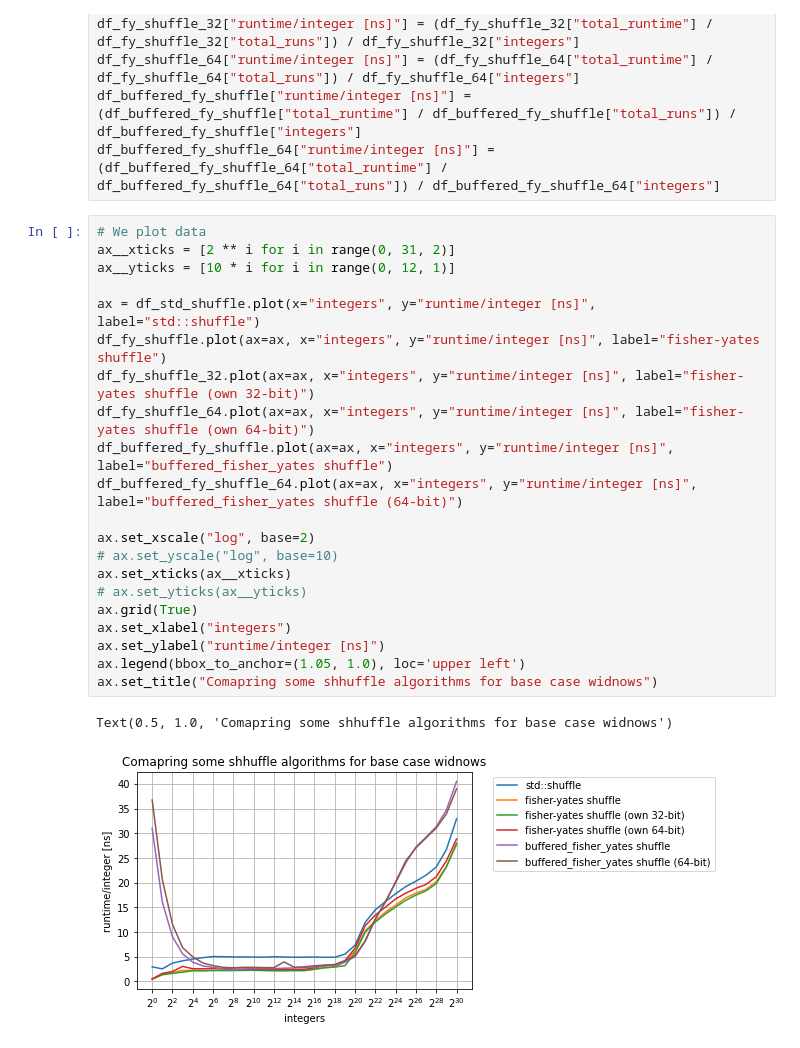
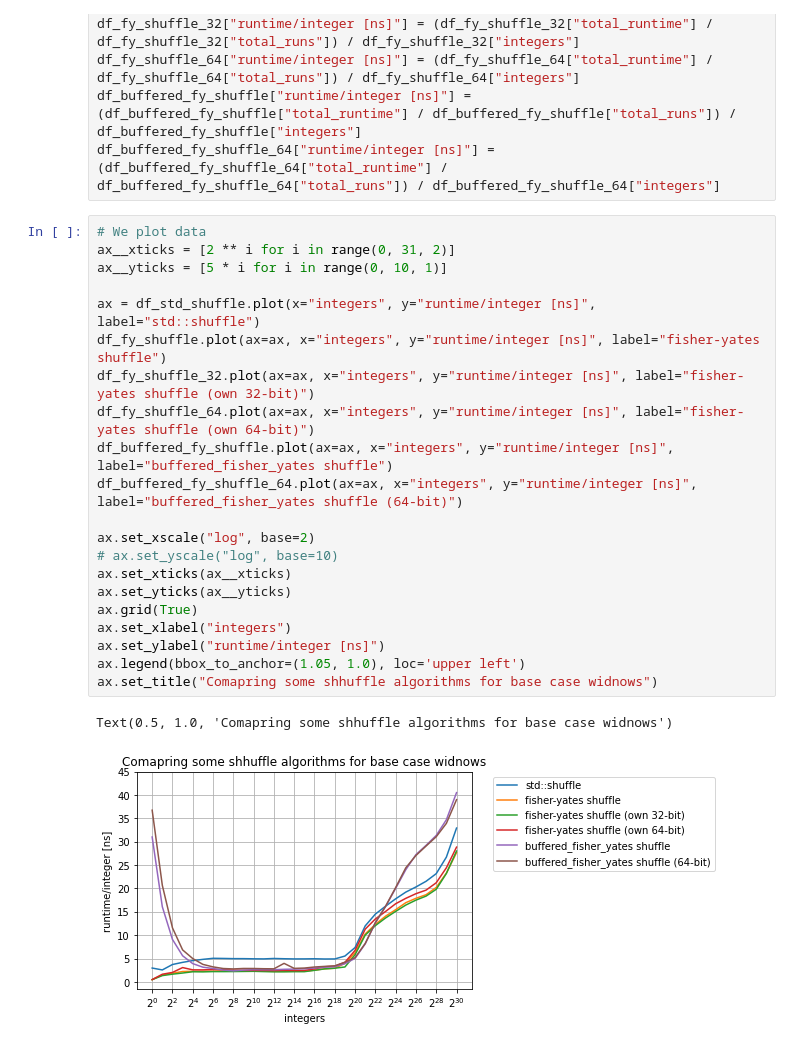
Before and after one commit to pengilton/cip_shuffle, a Jupyter notebook: benchmarks/evaluation/06_analysis_win.ipynb, the cells around one changed output. Cells and saved outputs as stored; diff of their text form.

```diff
--- a/benchmarks/evaluation/06_analysis_win.ipynb
+++ b/benchmarks/evaluation/06_analysis_win.ipynb
@@ -25,24 +25,24 @@ df_buffered_fy_shuffle_64["runtime/integer [ns]"] = (df_buffered_fy_shuffle_64["
 # %%
 # We plot data
 ax__xticks = [2 ** i for i in range(0, 31, 2)]
-ax__yticks = [10 * i for i in range(0, 12, 1)]
+ax__yticks = [5 * i for i in range(0, 10, 1)]
 
 ax = df_std_shuffle.plot(x="integers", y="runtime/integer [ns]", label="std::shuffle")
 df_fy_shuffle.plot(ax=ax, x="integers", y="runtime/integer [ns]", label="fisher-yates shuffle")
 df_fy_shuffle_32.plot(ax=ax, x="integers", y="runtime/integer [ns]", label="fisher-yates shuffle (own 32-bit)")
 df_fy_shuffle_64.plot(ax=ax, x="integers", y="runtime/integer [ns]", label="fisher-yates shuffle (own 64-bit)")
 df_buffered_fy_shuffle.plot(ax=ax, x="integers", y="runtime/integer [ns]", label="buffered_fisher_yates shuffle")
 df_buffered_fy_shuffle_64.plot(ax=ax, x="integers", y="runtime/integer [ns]", label="buffered_fisher_yates shuffle (64-bit)")
 
 ax.set_xscale("log", base=2)
 # ax.set_yscale("log", base=10)
 ax.set_xticks(ax__xticks)
-# ax.set_yticks(ax__yticks)
+ax.set_yticks(ax__yticks)
 ax.grid(True)
 ax.set_xlabel("integers")
 ax.set_ylabel("runtime/integer [ns]")
 ax.legend(bbox_to_anchor=(1.05, 1.0), loc='upper left')
 ax.set_title("Comapring some shhuffle algorithms for base case widnows")
 # %% [output]
 Text(0.5, 1.0, 'Comapring some shhuffle algorithms for base case widnows')
-[figure, old version]
+[figure, new version]
```
Also changed, not shown: 25 other files.
